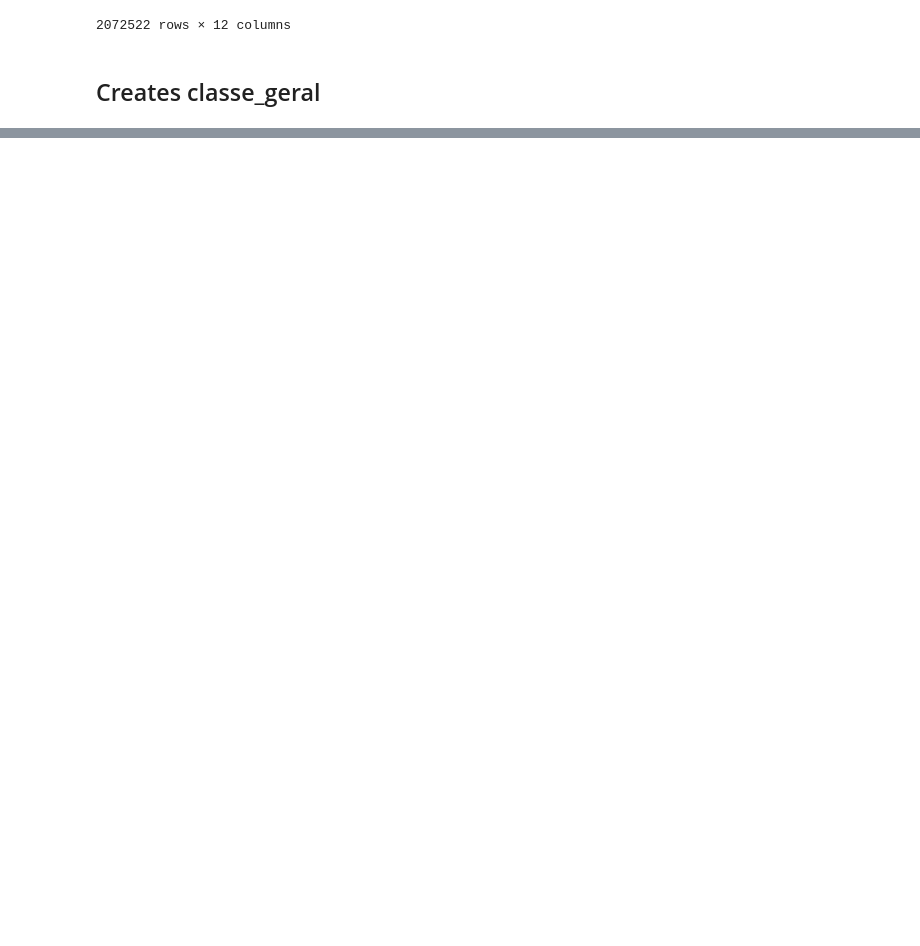
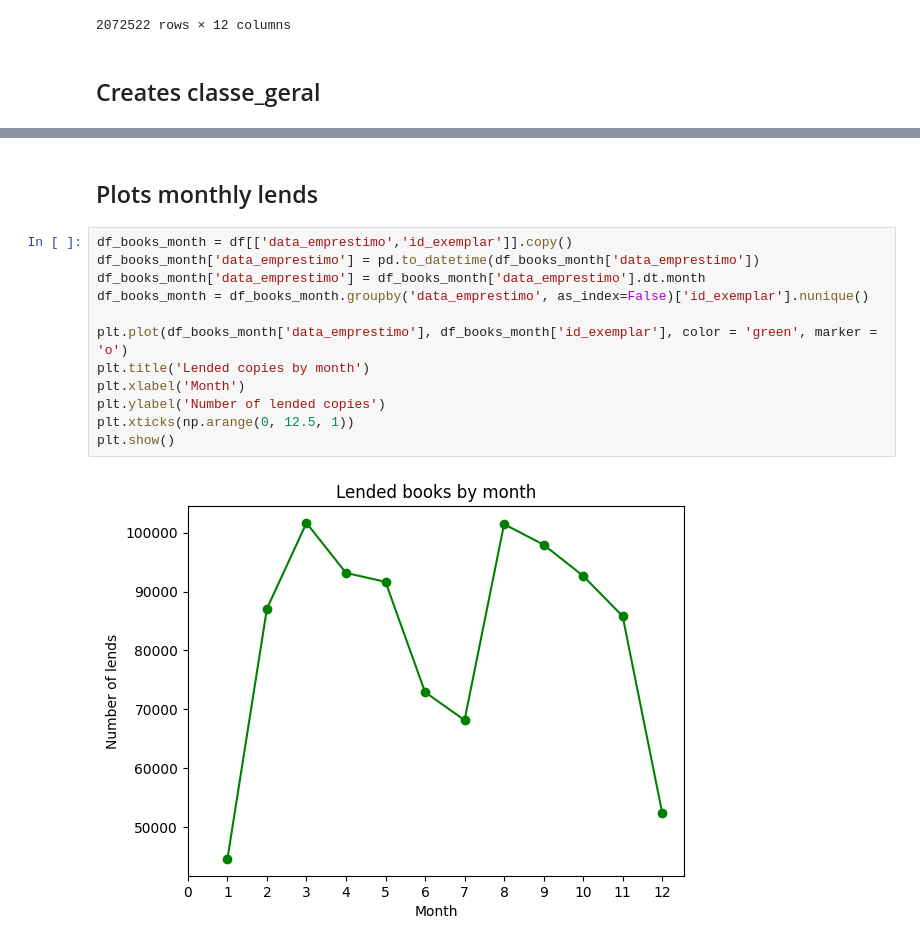
Before and after one commit to MateusViotto/Data-Analysis-with-Python-Pandas, a Jupyter notebook: 7DaysToCode_PythonPandas_Day1.ipynb, the cells around one changed output, grey strips where cells are left out. Cells and saved outputs as stored; diff of their text form; blank space fills up the shorter version.

```diff
--- a/7DaysToCode_PythonPandas_Day1.ipynb
+++ b/7DaysToCode_PythonPandas_Day1.ipynb
@@ -148,0 +164,16 @@ table_advance
+# %% [markdown]
+## Plots monthly lends
+# %%
+df_books_month = df[['data_emprestimo','id_exemplar']].copy()
+df_books_month['data_emprestimo'] = pd.to_datetime(df_books_month['data_emprestimo'])
+df_books_month['data_emprestimo'] = df_books_month['data_emprestimo'].dt.month
+df_books_month = df_books_month.groupby('data_emprestimo', as_index=False)['id_exemplar'].nunique()
+
+plt.plot(df_books_month['data_emprestimo'], df_books_month['id_exemplar'], color = 'green', marker = 'o')
+plt.title('Lended copies by month')
+plt.xlabel('Month')
+plt.ylabel('Number of lended copies')
+plt.xticks(np.arange(0, 12.5, 1))
+plt.show()
+# %% [output]
+[figure, added]
```
Also changed, not shown: parts of 8 cells of this notebook.
